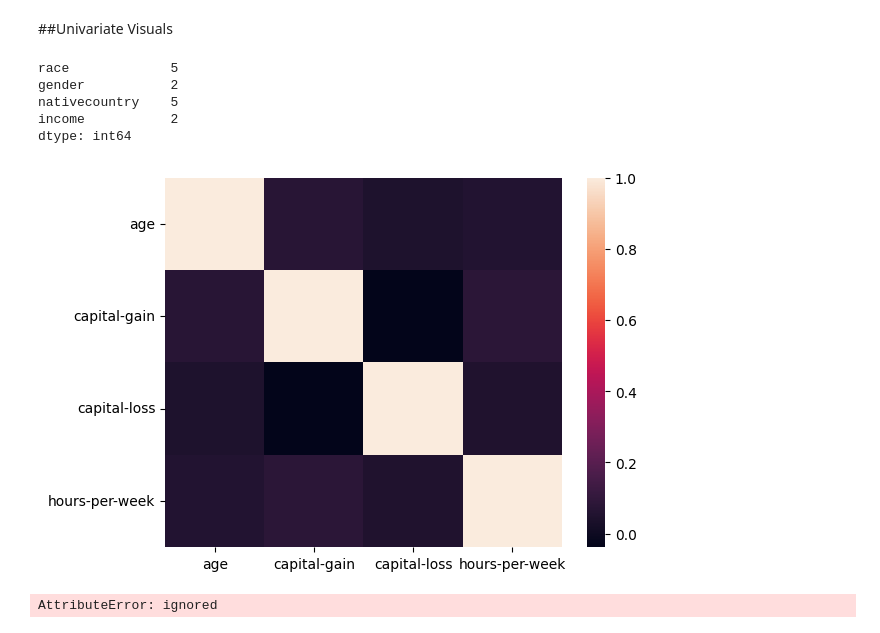
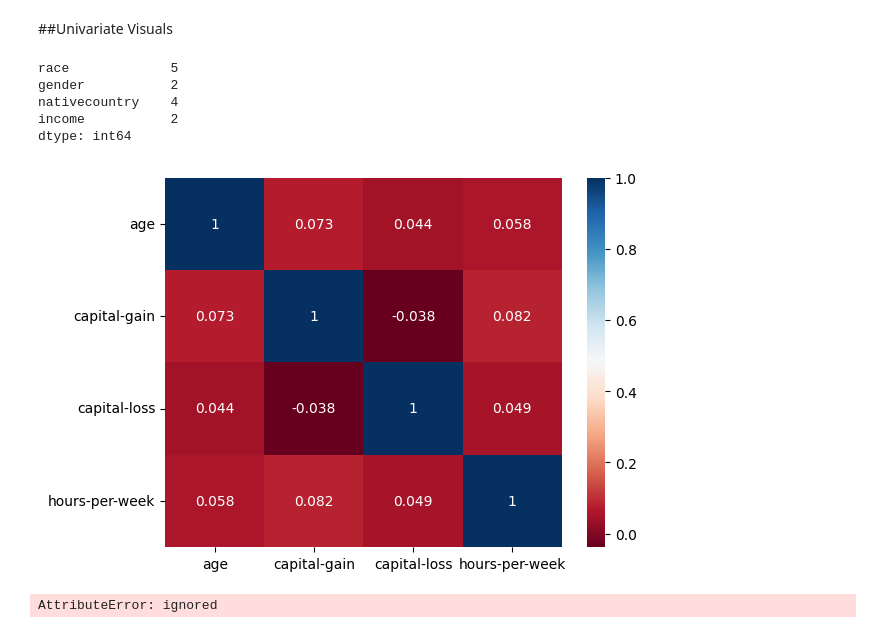
Before and after one commit to thejustinfields/incomepredictions, a Jupyter notebook: AdultIncome.ipynb, the cells around one changed output. Cells and saved outputs as stored; diff of their text form; code cells hidden in the pictures.

```diff
--- a/AdultIncome.ipynb
+++ b/AdultIncome.ipynb
@@ -451,7 +469,7 @@ df['nativecountry'] = df['nativecountry'].replace({'Hong':'Asia'})
 df['nativecountry'] = df['nativecountry'].replace({'Cambodia':'Asia'})
 df['nativecountry'] = df['nativecountry'].replace({'Laos':'Asia'})
 df['nativecountry'] = df['nativecountry'].replace({'South':'Asia'})
-df['nativecountry'] = df['nativecountry'].replace({'UnitedStates':'NorthAmerica'})
+df['nativecountry'] = df['nativecountry'].replace({'United-States':'NorthAmerica'})
 df['nativecountry'] = df['nativecountry'].replace({'Canada':'NorthAmerica'})
 df['nativecountry'] = df['nativecountry'].replace({'Outlying-US(Guam-USVI-etc)':'NorthAmerica'})
 df['nativecountry'] = df['nativecountry'].replace({'Puerto-Rico':'NorthAmerica'})
@@ -515,13 +532,13 @@ df[cat_cols].nunique()
 # %% [output]
 race             5
 gender           2
-nativecountry    5
+nativecountry    4
 income           2
 dtype: int64
 # %%
-sns.heatmap(df.corr());
+sns.heatmap(df.corr(), cmap="RdBu", annot=True);
 # %% [output]
-[figure, old version]
+[figure, new version]
 # %%
 ax = sns.countplot(data=df, x="workclass").set(title="Work Classifications")
 ax.set_xticklabels(ax.get_xticklabels(), rotation=45);
```
Also changed, not shown: parts of 52 cells of this notebook.
